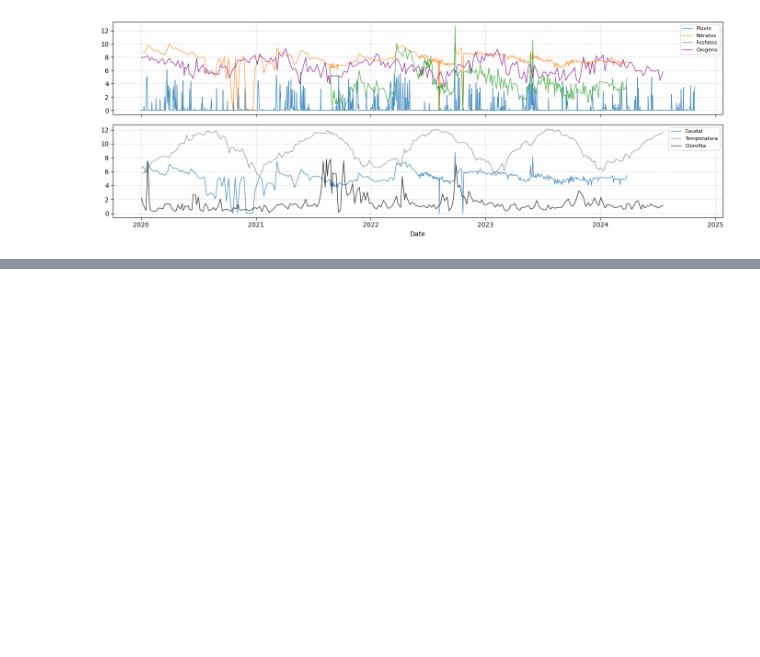
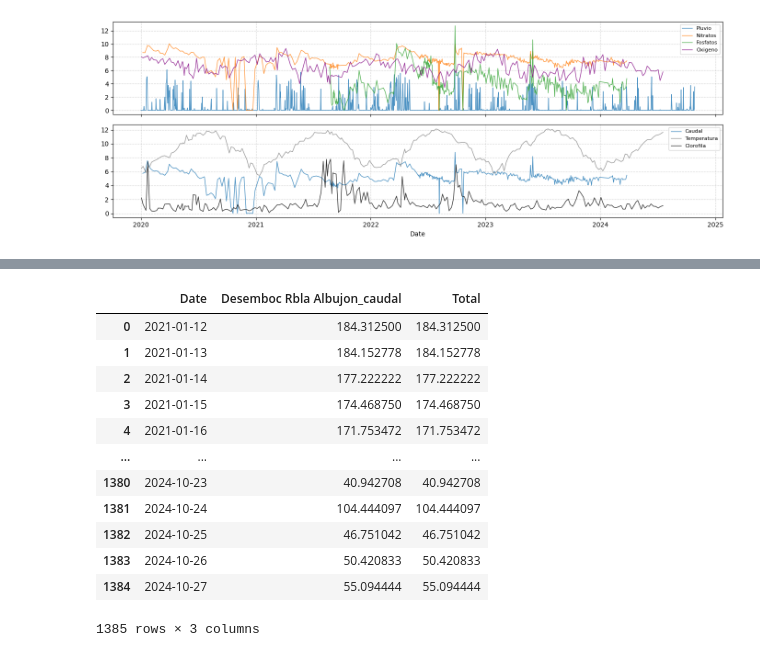
Before and after one commit to Antonio-MI/mar-menor-chl, a Jupyter notebook: Relacion_Pluvio-Nitratos-Temp-Clorofila.ipynb, the cells around one changed output, grey strips where cells are left out. Cells and saved outputs as stored; diff of their text form; code cells hidden in the pictures; blank space fills up the shorter version.

```diff
--- a/Relacion_Pluvio-Nitratos-Temp-Clorofila.ipynb
+++ b/Relacion_Pluvio-Nitratos-Temp-Clorofila.ipynb
@@ -343,0 +358,16 @@ fig.tight_layout()
+# %%
+saih_caudal
+# %% [output]
+|  | Date | Desemboc Rbla Albujon_caudal | Total |
+| 0 | 2021-01-12 | 184.312500 | 184.312500 |
+| 1 | 2021-01-13 | 184.152778 | 184.152778 |
+| 2 | 2021-01-14 | 177.222222 | 177.222222 |
+| 3 | 2021-01-15 | 174.468750 | 174.468750 |
+| 4 | 2021-01-16 | 171.753472 | 171.753472 |
+| ... | ... | ... | ... |
+| 1380 | 2024-10-23 | 40.942708 | 40.942708 |
+| 1381 | 2024-10-24 | 104.444097 | 104.444097 |
+| 1382 | 2024-10-25 | 46.751042 | 46.751042 |
+| 1383 | 2024-10-26 | 50.420833 | 50.420833 |
+| 1384 | 2024-10-27 | 55.094444 | 55.094444 |
+1385 rows × 3 columns
```
Also changed, not shown: parts of 6 cells of this notebook.
